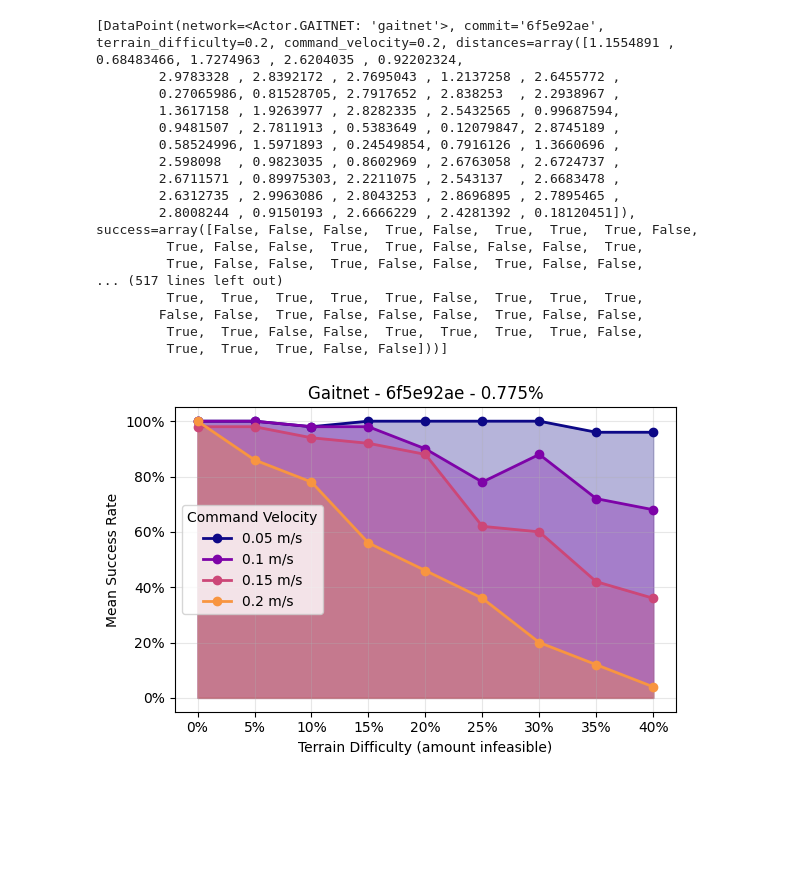
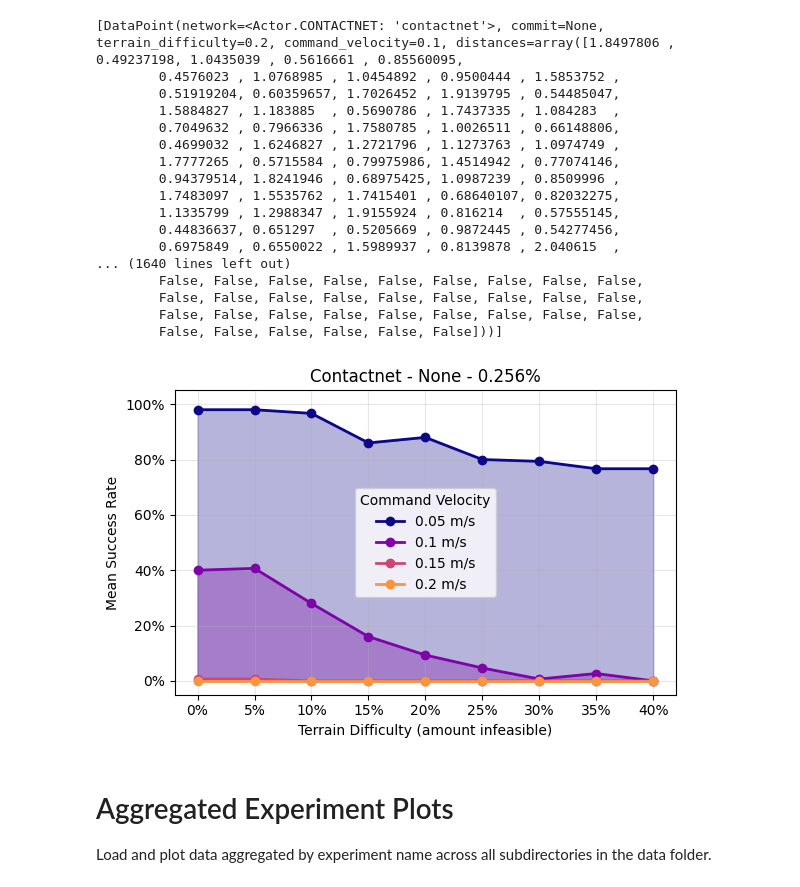
Before and after one commit to opsullivan85/thesis-evaluation-plotter, a Jupyter notebook: grapher.ipynb, the cells around one changed output. Drawn from its saved outputs; the diff is of its cells as text; code cells hidden in the pictures; blank space fills up the shorter version.

Commit message:
works on all data at once

```diff
--- a/grapher.ipynb
+++ b/grapher.ipynb
@@ -13,7 +13,7 @@ class Actor(Enum):
     GAITNET = "gaitnet"
     CONTACTNET = "contactnet"
 # %%
-file_name_regex = re.compile(r'([a-zA-Z]+)_eval_d(\d+(?:\.\d+)?)_v(\d+(?:\.\d+)?)(?:_commit(\w+))\.csv')
+file_name_regex = re.compile(r'([a-zA-Z]+)_eval_d(\d+(?:\.\d+)?)_v(\d+(?:\.\d+)?)(?:_commit(\w+))?\.csv')
 """match groups:
  - 1: network (gaitnet or contactnet)
  - 2: terrain difficulty (float)
@@ -59,28 +59,28 @@ class DataPoint(NamedTuple):
             success=success
         )
 # %%
-data_folder = Path.cwd()  / "data" / "gaitnet_20251029_212018-6f5e92ae-survival-curr"
+data_folder = Path.cwd()  / "data" / "contactnet_00000000_000000-00000000-baseline-method"
 data_files = list(data_folder.glob("*.csv"))
 all_data_points = [DataPoint.from_csv(fp) for fp in data_files]
 all_data_points
 # %% [output]
-[DataPoint(network=<Actor.GAITNET: 'gaitnet'>, commit='6f5e92ae', terrain_difficulty=0.2, command_velocity=0.2, distances=array([1.1554891 , 0.68483466, 1.7274963 , 2.6204035 , 0.92202324,
-        2.9783328 , 2.8392172 , 2.7695043 , 1.2137258 , 2.6455772 ,
-        0.27065986, 0.81528705, 2.7917652 , 2.838253  , 2.2938967 ,
-        1.3617158 , 1.9263977 , 2.8282335 , 2.5432565 , 0.99687594,
-        0.9481507 , 2.7811913 , 0.5383649 , 0.12079847, 2.8745189 ,
-        0.58524996, 1.5971893 , 0.24549854, 0.7916126 , 1.3660696 ,
-        2.598098  , 0.9823035 , 0.8602969 , 2.6763058 , 2.6724737 ,
-        2.6711571 , 0.89975303, 2.2211075 , 2.543137  , 2.6683478 ,
-        2.6312735 , 2.9963086 , 2.8043253 , 2.8696895 , 2.7895465 ,
-        2.8008244 , 0.9150193 , 2.6666229 , 2.4281392 , 0.18120451]), success=array([False, False, False,  True, False,  True,  True,  True, False,
-         True, False, False,  True,  True, False, False, False,  True,
-         True, False, False,  True, False, False,  True, False, False,
-... (517 lines left out)
-         True,  True,  True,  True,  True, False,  True,  True,  True,
-        False, False,  True, False, False, False,  True, False, False,
-         True,  True, False, False,  True,  True,  True,  True, False,
-         True,  True,  True, False, False]))]
+[DataPoint(network=<Actor.CONTACTNET: 'contactnet'>, commit=None, terrain_difficulty=0.2, command_velocity=0.1, distances=array([1.8497806 , 0.49237198, 1.0435039 , 0.5616661 , 0.85560095,
+        0.4576023 , 1.0768985 , 1.0454892 , 0.9500444 , 1.5853752 ,
+        0.51919204, 0.60359657, 1.7026452 , 1.9139795 , 0.54485047,
+        1.5884827 , 1.183885  , 0.5690786 , 1.7437335 , 1.084283  ,
+        0.7049632 , 0.7966336 , 1.7580785 , 1.0026511 , 0.66148806,
+        0.4699032 , 1.6246827 , 1.2721796 , 1.1273763 , 1.0974749 ,
+        1.7777265 , 0.5715584 , 0.79975986, 1.4514942 , 0.77074146,
+        0.94379514, 1.8241946 , 0.68975425, 1.0987239 , 0.8509996 ,
+        1.7483097 , 1.5535762 , 1.7415401 , 0.68640107, 0.82032275,
+        1.1335799 , 1.2988347 , 1.9155924 , 0.816214  , 0.57555145,
+        0.44836637, 0.651297  , 0.5205669 , 0.9872445 , 0.54277456,
+        0.6975849 , 0.6550022 , 1.5989937 , 0.8139878 , 2.040615  ,
+... (1640 lines left out)
+        False, False, False, False, False, False, False, False, False,
+        False, False, False, False, False, False, False, False, False,
+        False, False, False, False, False, False, False, False, False,
+        False, False, False, False, False, False]))]
 # %%
 # get a map from (network, commit) to list of DataPoints
 data_map: dict[tuple[Actor, str], list[DataPoint]] = {}
@@ -106,6 +106,10 @@ def mean_success(data: list[DataPoint]) -> float:
 # Use a colormap for velocity progression
 cmap = plt.cm.plasma
 colors = cmap(np.linspace(0, 1, 5))  # 4 velocities
+
+# Ensure images directory exists
+images_dir = Path.cwd() / "images"
+images_dir.mkdir(exist_ok=True)
 
 for (network, commit), network_data in data_map.items():
     fig, ax = plt.subplots(figsize=(6, 4))
@@ -119,32 +123,36 @@ for (network, commit), network_data in data_map.items():
         velocity_data = [dp for dp in network_data if dp.command_velocity == velocity]
         velocity_data = sorted(velocity_data, key=lambda dp: dp.terrain_difficulty)
 
         difficulties = [dp.terrain_difficulty for dp in velocity_data]
         success_rates = [np.mean(dp.success) for dp in velocity_data]
 
         ax.plot(difficulties, success_rates, marker='o', label=f'{velocity} m/s',
                 linewidth=2, markersize=6, color=colors[i])
         ax.fill_between(difficulties, success_rates, alpha=0.3, color=colors[i])
 
     ax.set_title(f'{network.value.capitalize()} - {commit} - {mean_success(network_data):.3f}%')
     ax.set_xlabel('Terrain Difficulty (amount infeasible)')
     ax.set_ylabel('Mean Success Rate')
     ax.set_ylim(-0.05, 1.05)
 
     # Format axes as percentages (assumes values in [0, 1])
     ax.xaxis.set_major_formatter(PercentFormatter(xmax=1, decimals=0))
     ax.yaxis.set_major_formatter(PercentFormatter(xmax=1, decimals=0))
 
     # Set x-axis ticks to only show where data points exist
     ax.set_xticks(unique_difficulties)
 
     # Add grid for better readability
     ax.grid(True, alpha=0.3)
 
     # Add legend
     ax.legend(title='Command Velocity', loc='best')
 
     plt.tight_layout(w_pad=5.0)  # Increase horizontal padding between subplots
-    plt.savefig(f'{network.value.capitalize()} - {commit}', dpi=300, bbox_inches='tight', pad_inches=0.3)
+    plt.savefig(images_dir / f'{network.value.capitalize()} - {commit}.png', dpi=300, bbox_inches='tight', pad_inches=0.3)
 # %% [output]
-[figure, old version]
+[figure, new version]
+# %% [markdown]
+# Aggregated Experiment Plots
+
+Load and plot data aggregated by experiment name across all subdirectories in the data folder.
```
Also changed, not shown: parts of 5 cells of this notebook, 1 other file.
